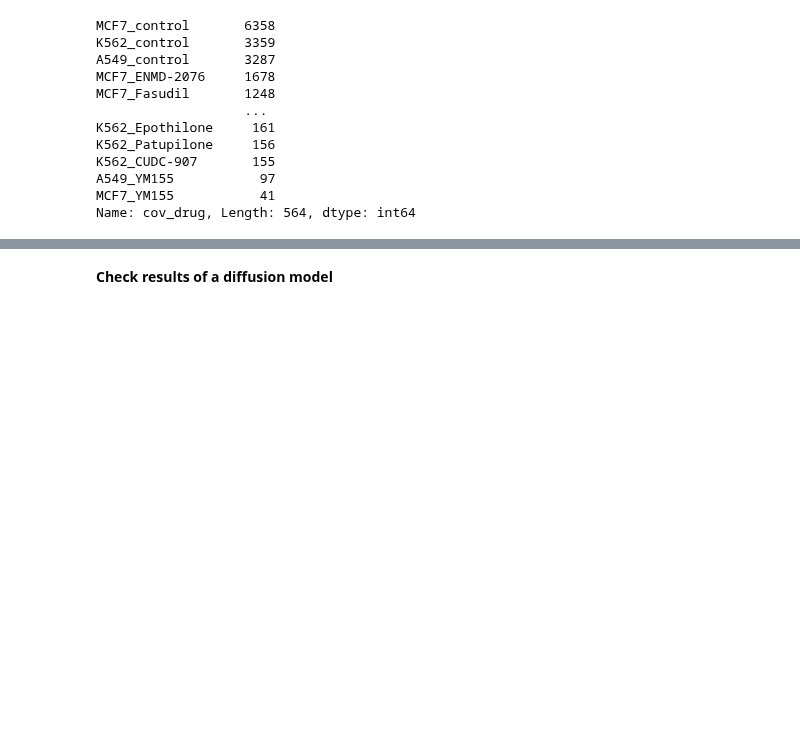
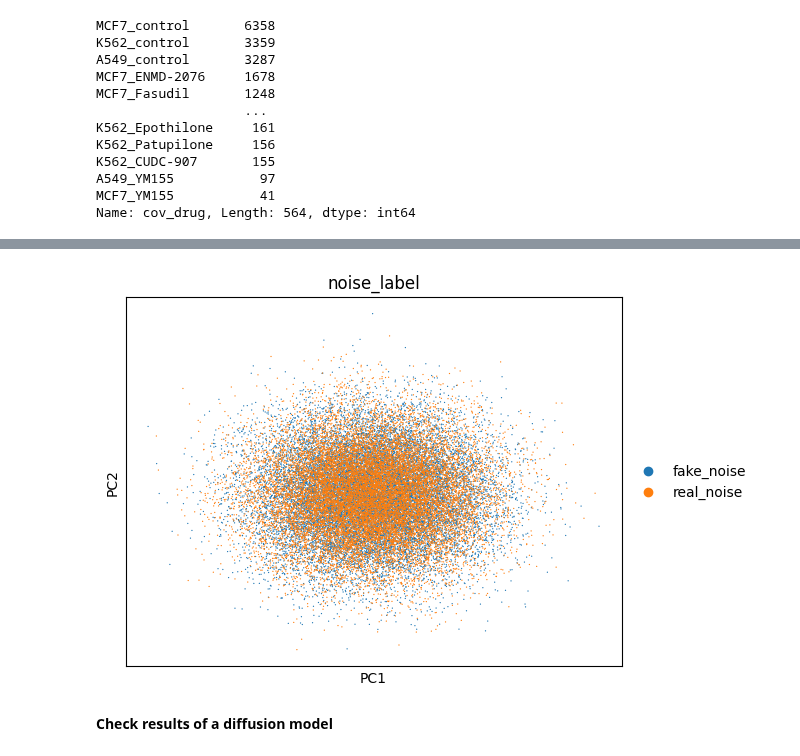
Before and after one commit to theislab/CFGen, a Jupyter notebook: notebooks/data_exploration/sciplex3_data_exploration.ipynb, the cells around one changed output, grey strips where cells are left out. Cells and saved outputs as stored; diff of their text form; code cells hidden in the pictures; blank space fills up the shorter version.

```diff
--- a/notebooks/data_exploration/sciplex3_data_exploration.ipynb
+++ b/notebooks/data_exploration/sciplex3_data_exploration.ipynb
@@ -53,3 +119,13 @@ Name: cov_drug, Length: 564, dtype: int64
+# %%
+X_noise_real_generated = np.vstack([adata_small_noise.X, X_eps])
+noise_label = ["fake_noise"]*adata_small_noise.X.shape[0] + ["real_noise"]*adata_small_noise.X.shape[0]
+obs_noise_stack = pd.DataFrame({"noise_label":noise_label})
+# %%
+adata_small_noise_real_generated = assemble_adata(X_noise_real_generated, obs_noise_stack)
+# %%
+sc.pl.pca(adata_small_noise_real_generated, color="noise_label")
+# %% [output]
+[figure, added]
 # %% [markdown]
 **Check results of a diffusion model**
 # %%
```
Also changed, not shown: parts of 23 cells of this notebook, 10 other files.
